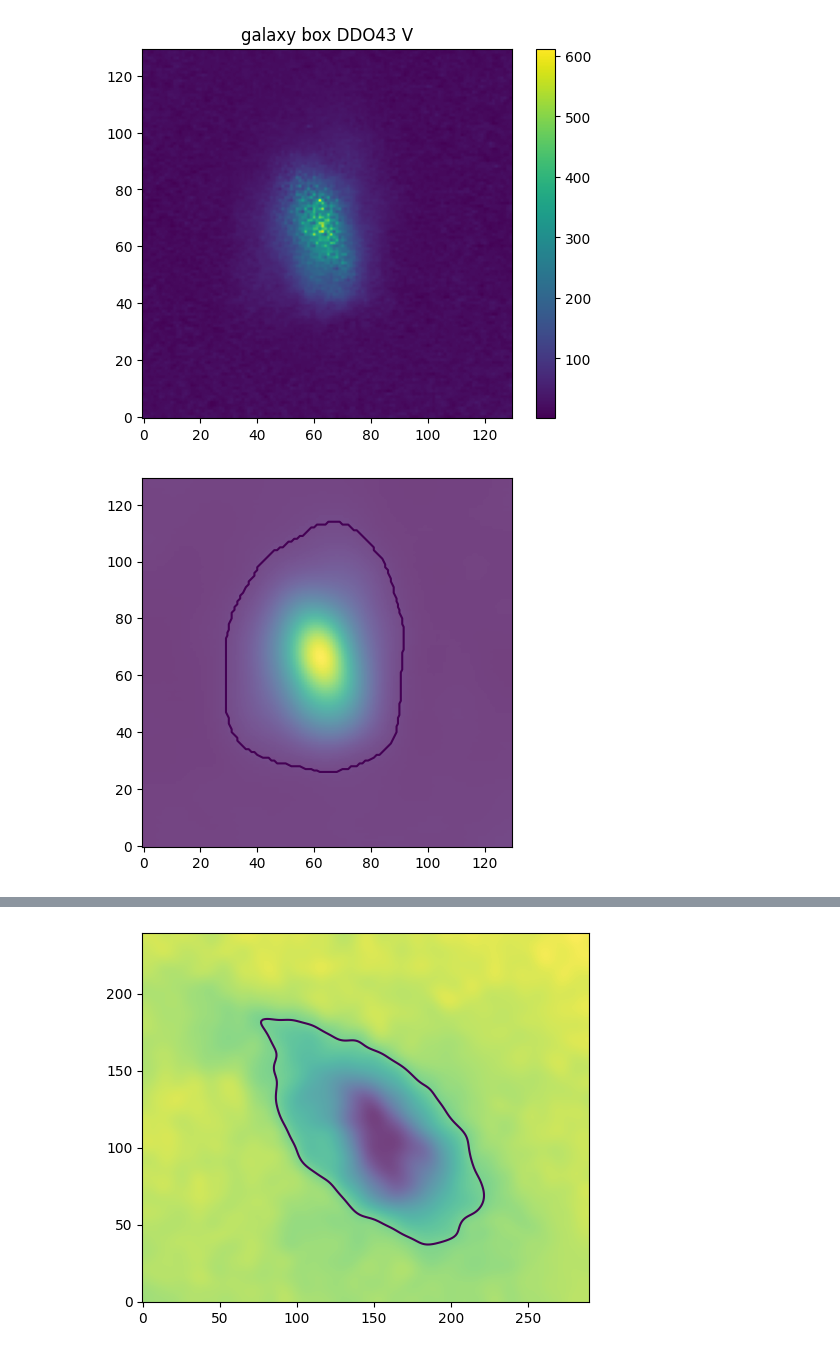
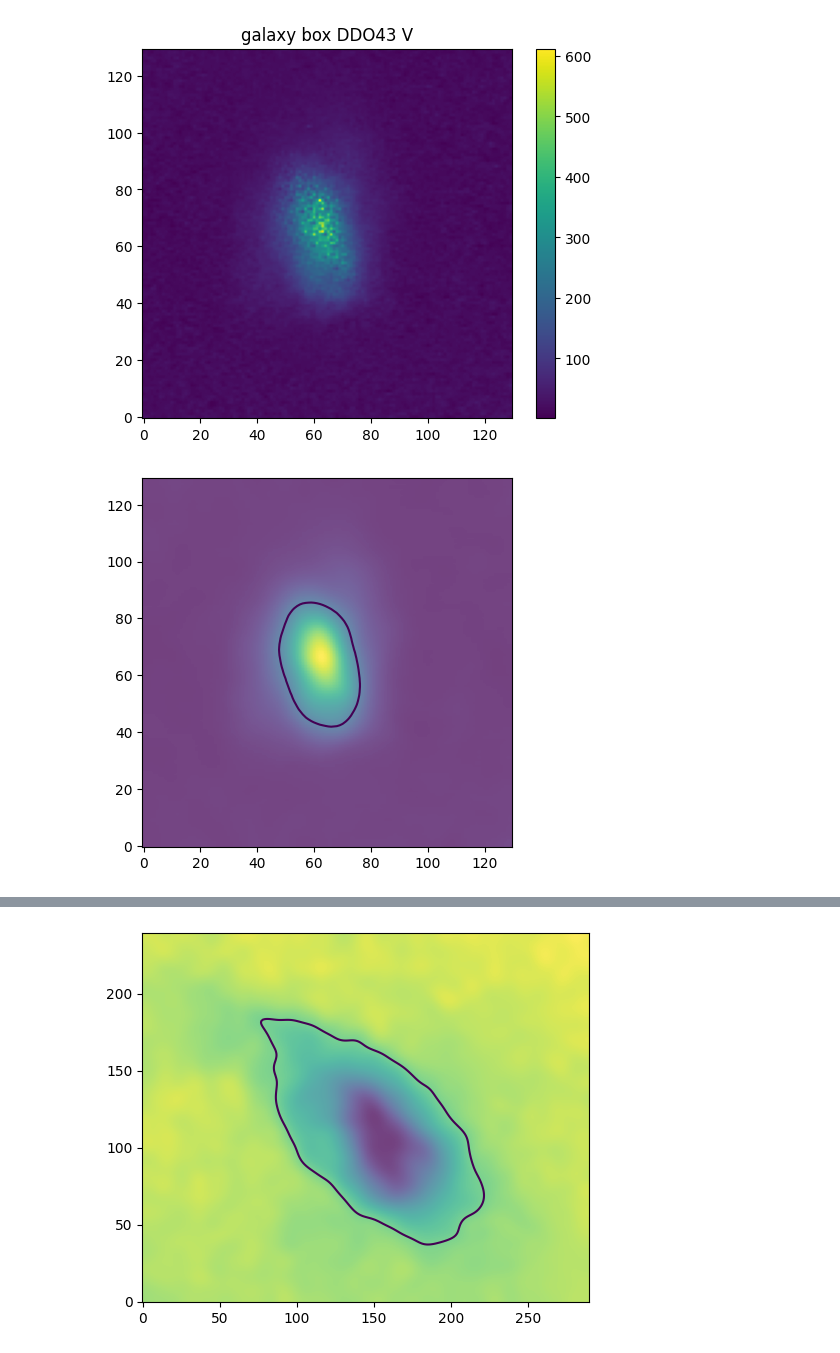
Before and after one commit to SUT-LTG/Aysan-Little-Things, a Jupyter notebook: DDO43.ipynb, the cells around one changed output, grey strips where cells are left out. Saved outputs shown, nothing was run; the diff lists cells and outputs as text; code cells hidden in the pictures.

```diff
--- a/DDO43.ipynb
+++ b/DDO43.ipynb
@@ -129,10 +129,10 @@ plt.show()
 [figure]
 # %%
 v_value_box = galaxy_boxes[2]
-contour_points = ltf.contour_lines_coordinates(v_value_box, 5, [25])
+contour_points = ltf.contour_lines_coordinates(v_value_box, 3, [120])
 x_points , y_points = contour_points
 # %% [output]
-[figure, old version]
+[figure, new version]
 # %%
 image_center_of_mass = ndimage.center_of_mass(v_value_box)
 print(image_center_of_mass)
```
Also changed, not shown: parts of 9 cells of this notebook.
